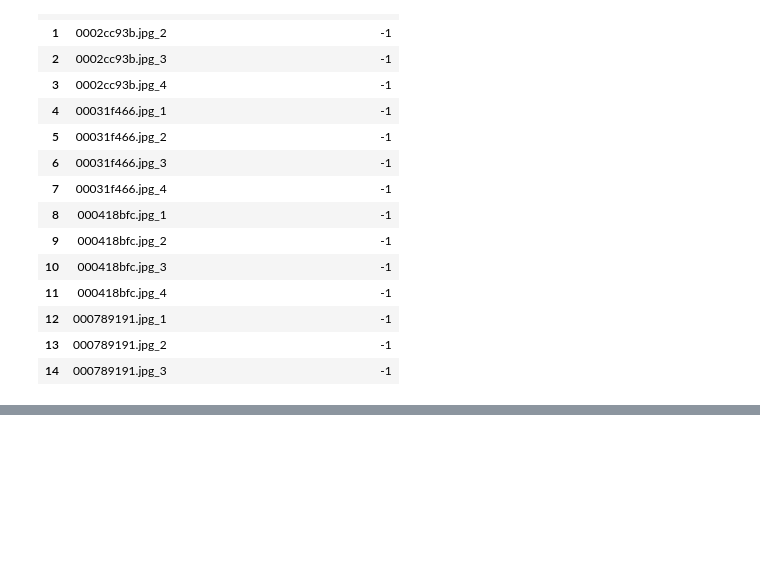
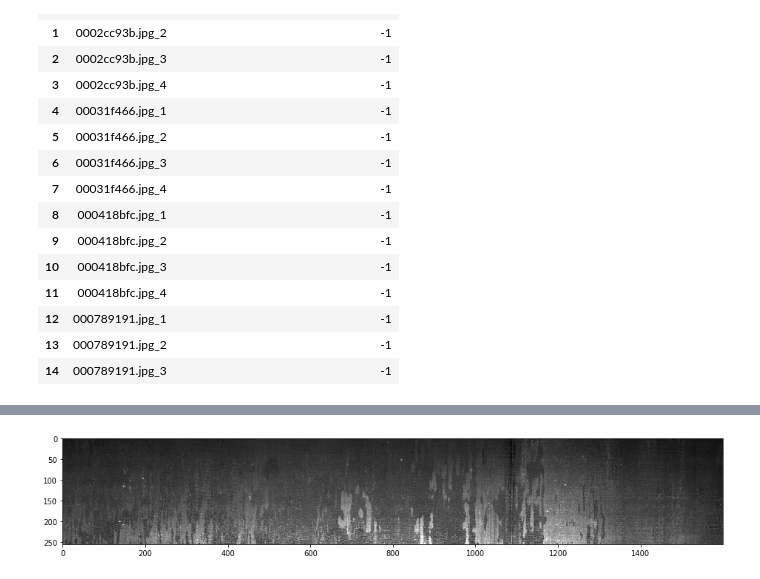
Before and after one commit to AlexeySrus/KaggleSteelDefect, a Jupyter notebook: dataset_preparation/dataset_preparation.ipynb, the cells around one changed output, grey strips where cells are left out. Drawn from its saved outputs; the diff is of its cells as text; code cells hidden in the pictures; blank space fills up the shorter version.

```diff
--- a/dataset_preparation/dataset_preparation.ipynb
+++ b/dataset_preparation/dataset_preparation.ipynb
@@ -88 +76,10 @@ plt.show()
+# %%
+plt.figure(figsize=(16, 10))
+plt.imshow(
+    cv2.imread(os.path.join(train_images_folder, images_names_list[i]), 0),
+    'gray'
+)
+plt.show()
+# %% [output]
+[figure, added]
 # %%
```
Also changed, not shown: parts of 6 cells of this notebook.
